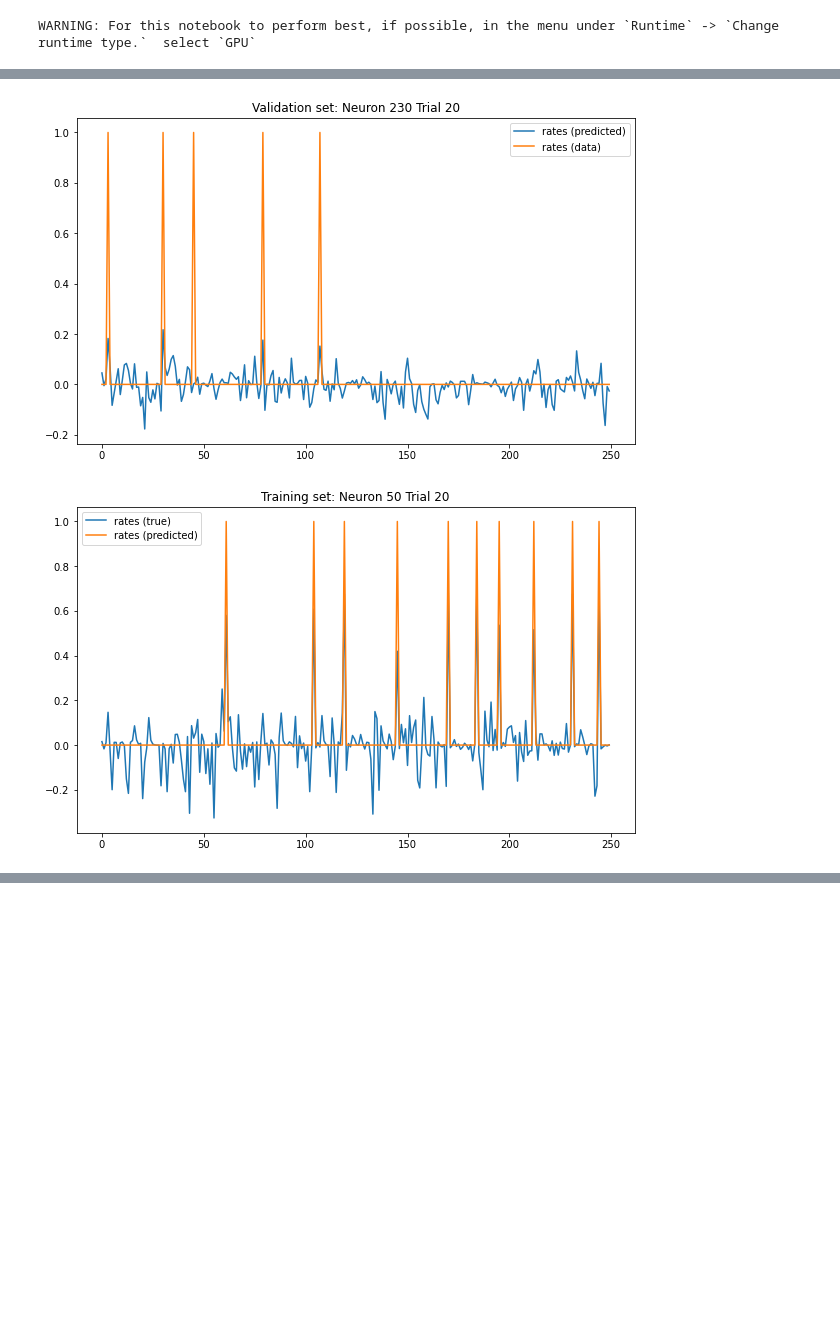
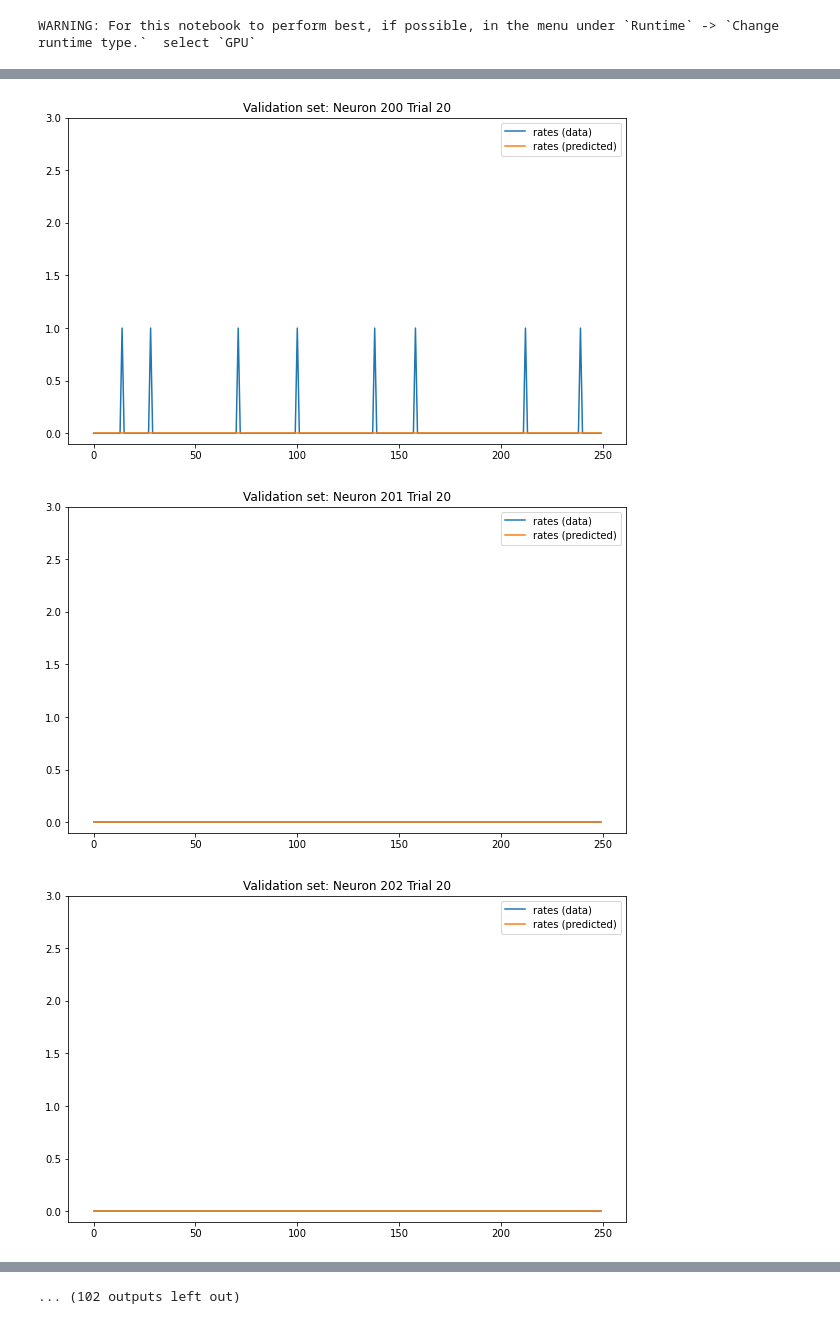
Before and after one commit to wanyuL/ReinforcementRats2021, a Jupyter notebook: RNN_Notebook_Custom.ipynb, the cells around one changed output, grey strips where cells are left out. Cells and saved outputs as stored; diff of their text form; code cells hidden in the pictures; blank space fills up the shorter version.

```diff
--- a/RNN_Notebook_Custom.ipynb
+++ b/RNN_Notebook_Custom.ipynb
@@ -24,14 +24,20 @@ WARNING: For this notebook to perform best, if possible, in the menu under `Runt
 # prepare for training
 
 
-file = open("Cori_MOs.pkl",'rb')
-spk = pickle.load(file)
+# file = open("Cori_MOs.pkl",'rb')
+# spk = pickle.load(file)
+
+with open('test.pkl','rb') as f:
+    spk = pickle.load(f)
+    # print(x.shape)
+
+
 NT=spk.shape[0]
 ntrials=spk.shape[1]
-NN=spk.shape[2];
-ncomp=10;
+NN=spk.shape[2]
+ncomp=10
 
-fake_spk, fake_spk_rates, latents=gen_fake_spk(NT,ntrials,NN,ncomp)
+# fake_spk, fake_spk_rates, latents=gen_fake_spk(NT,ntrials,NN,ncomp)
 #spk = fake_spk
 
 trainingData = torch.from_numpy(spk[:, :ntrials*4//5, :]).to(device).float()
@@ -44,7 +54,7 @@ import rnnautoencoder as rnnae
 
 # we initialize the neural network
 # net = rnn0(ncomp, trainingData.shape[-1], trainingData.shape[-1], dropout=0.5 ,bidi = False).to(device)
-net = rnnae.RNNAE(trainingData.shape[-1], 20, [40], [40])
+net = rnnae.RNNAE(trainingData.shape[-1], 25, [100, 50], [75, 50])
 
 # special thing:  we initialize the biases of the last layer in the neural network
 # we set them as the mean firing rates of the neurons.
@@ -71,33 +98,37 @@ MSE Val Loss @ 10: 0.01550854742527008
 # %%
 # visualize the performance of the rnn model
 netinput=testData
 prd=net(netinput)
 rpred = prd.detach().cpu().numpy()
-nn = 30
+# nn = 30
 ntrial = 20
 
-# Plot for Test Data
-plt.figure(figsize=(10, 6))
-plt.plot(rpred[:,ntrial, nn], label='rates (predicted)')
-plt.plot(testData[:, ntrial, nn], label='rates (data)')
-plt.legend()
-plt.title(f'Validation set: Neuron {nn+200} Trial {ntrial}')
-plt.show()
+for nn in range(testData.shape[-1]):
+    # Plot for Test Data
+    plt.figure(figsize=(10, 6))
+    plt.plot(testData[:, ntrial, nn], label='rates (data)')
+    plt.plot(rpred[:,ntrial, nn], label='rates (predicted)')
+    plt.legend()
+    plt.title(f'Validation set: Neuron {nn+200} Trial {ntrial}')
+    plt.ylim((-0.1, 3))
+    plt.show()
 
 # Plot for Training Data
 netinput=trainingData
 prd=net(netinput)
 rpred = prd.detach().cpu().numpy()
 nn = 50
 ntrial = 20
 plt.figure(figsize=(10, 6))
 #plt.plot(fake_spk_rates[:,ntrial, nn], label='rates (true)')
+plt.plot( trainingData[:, ntrial, nn], label='spikes')
 plt.plot(rpred[:,ntrial, nn], label='rates (predicted)')
-plt.plot( trainingData[:, ntrial, nn], label='spikes')
 
 plt.legend(['rates (true)', 'rates (predicted)', 'spikes'])
 plt.title(f'Training set: Neuron {nn} Trial {ntrial}')
+plt.ylim((-0.1, 3))
 plt.show()
 # %% [output]
-[figure, old version]
+[figure, new version]
-[figure, old version]
+[figure, new version]
+[figure, added]
@@ -104,2 +144,3 @@ plt.show()
+... (102 outputs left out)
 # %%
 ## next: try the model with the real data
```
Also changed, not shown: parts of 7 cells of this notebook, 1 other file.
